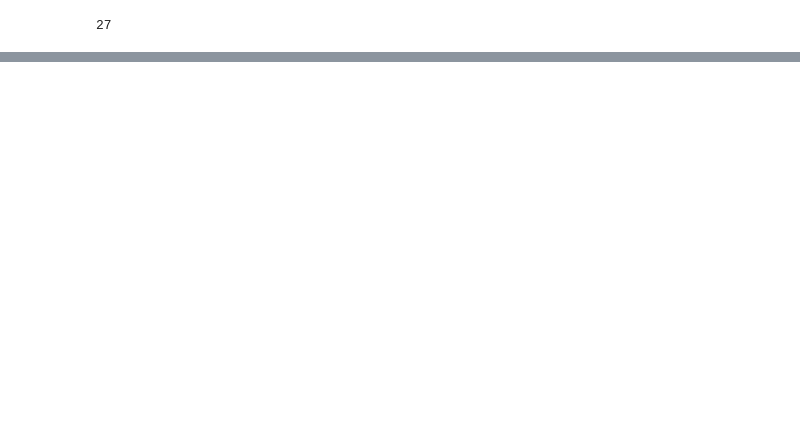
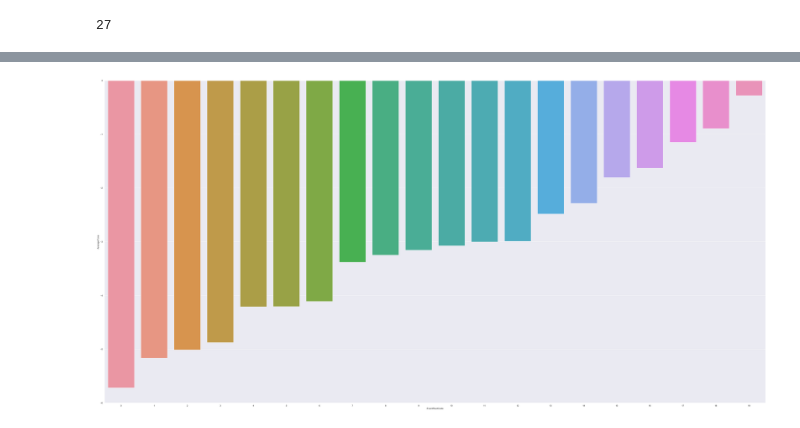
Before and after one commit to lbrgt/ADA_Project, a Jupyter notebook: Milestone2.ipynb, the cells around one changed output, grey strips where cells are left out. Drawn from its saved outputs; the diff is of its cells as text; code cells hidden in the pictures; blank space fills up the shorter version.

```diff
--- a/Milestone2.ipynb
+++ b/Milestone2.ipynb
@@ -488,0 +524,4 @@ array(['VE', 'AS', 'CA', 'EG', 'EI', 'GM', 'IS', 'LE', 'MY', 'RI', 'RS',
+# %%
+CAMEO_translation = pd.read_csv(data_folder+'CAMEO_code', header=None, sep=':', names=['Code', 'Translation'], dtype={'Code': np.str})
+CAMEO_translation.set_index('Code',inplace=True)
+CAMEO_translation.head()
@@ -488,0 +536,2 @@ array(['VE', 'AS', 'CA', 'EG', 'EI', 'GM', 'IS', 'LE', 'MY', 'RI', 'RS',
+# %%
+CAMEO_translation_dict = CAMEO_translation.to_dict()
@@ -488,0 +540,8 @@ array(['VE', 'AS', 'CA', 'EG', 'EI', 'GM', 'IS', 'LE', 'MY', 'RI', 'RS',
+# %%
+group_by_CAMEO_df = output_intercountry_tone_count.drop(output_intercountry_tone_count[output_intercountry_tone_count.EventRootCode == '--'].index)
+group_by_CAMEO_df = group_by_CAMEO_df.drop(group_by_CAMEO_df[group_by_CAMEO_df.EventRootCode == 'X'].index)
+group_by_CAMEO_df.replace({'EventRootCode': CAMEO_translation_dict['Translation']}, inplace=True)
+# %%
+group_by_CAMEO_df = group_by_CAMEO_df.groupby('EventRootCode').agg({'NumberOfInterMentions':'sum', 'AverageTone':'mean'} )
+group_by_CAMEO_df.reset_index(inplace=True)
+group_by_CAMEO_df.sort_values('AverageTone')
@@ -488,0 +566,7 @@ array(['VE', 'AS', 'CA', 'EG', 'EI', 'GM', 'IS', 'LE', 'MY', 'RI', 'RS',
+# %%
+toPlot1 = group_by_CAMEO_df.sort_values(['AverageTone'], ascending=True).reset_index(drop=True)
+ax = sn.barplot(toPlot1.index, toPlot1.AverageTone)
+ax.set(xlabel='EventRootCode', ylabel='AverageTone')
+fig = ax.get_figure()
+# %% [output]
+[figure, added]
```
Also changed, not shown: parts of 23 cells of this notebook, 1 other file.
